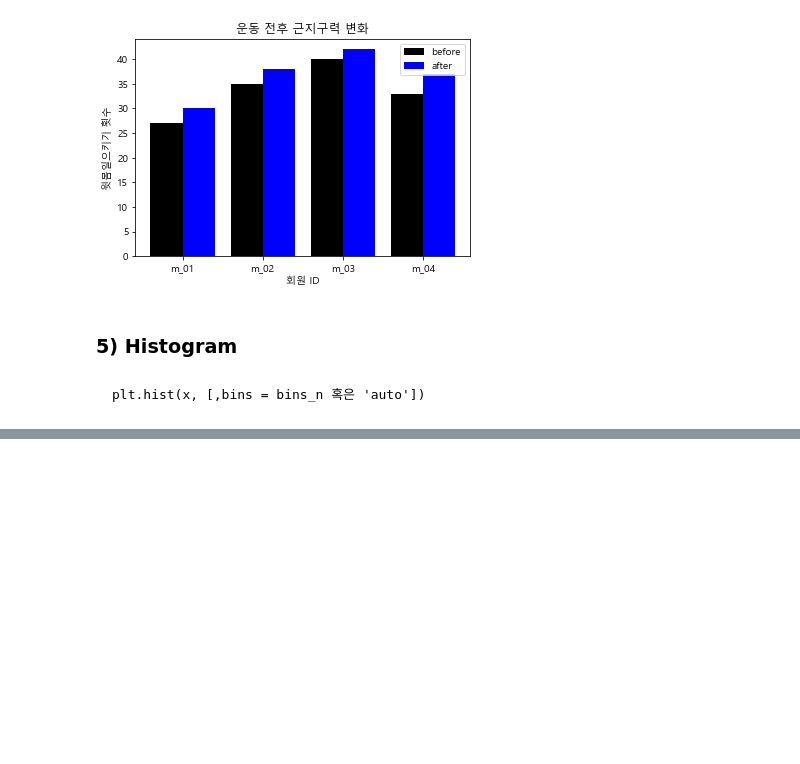
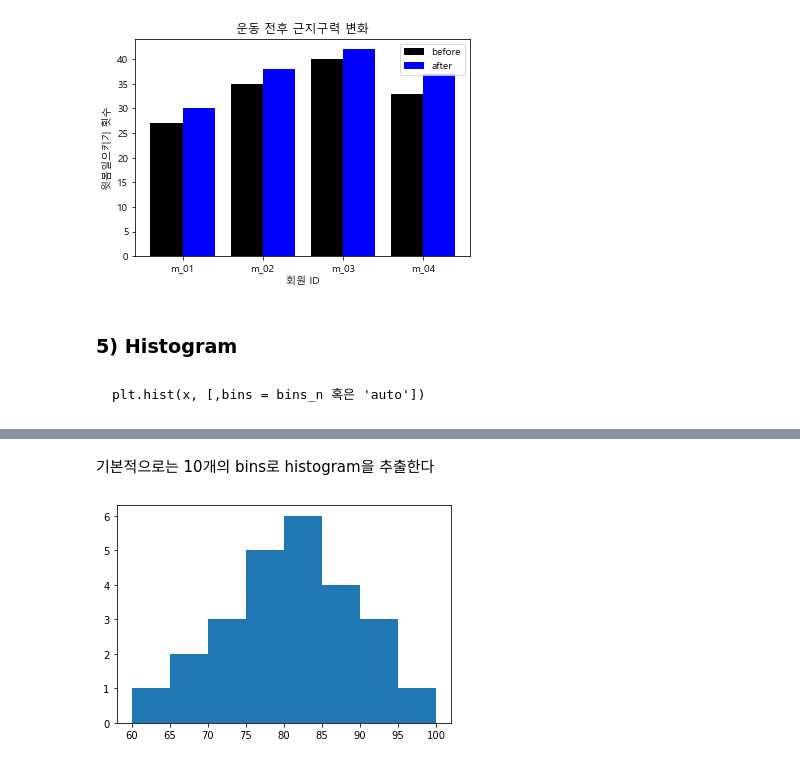
Before and after one commit to jeehoshin/python_newbie, a Jupyter notebook: chapter12_visualization.ipynb, the cells around one changed output, grey strips where cells are left out. Drawn from its saved outputs; the diff is of its cells as text; code cells hidden in the pictures; blank space fills up the shorter version.

```diff
--- a/chapter12_visualization.ipynb
+++ b/chapter12_visualization.ipynb
@@ -516,0 +493,7 @@ qnorm.quantile_normalize(data1)
+# %% [markdown]
+기본적으로는 10개의 bins로 histogram을 추출한다
+# %%
+plt.hist(math, bins = 8)
+plt.show()
+# %% [output]
+[figure, added]
```
Also changed, not shown: parts of 34 cells of this notebook.
